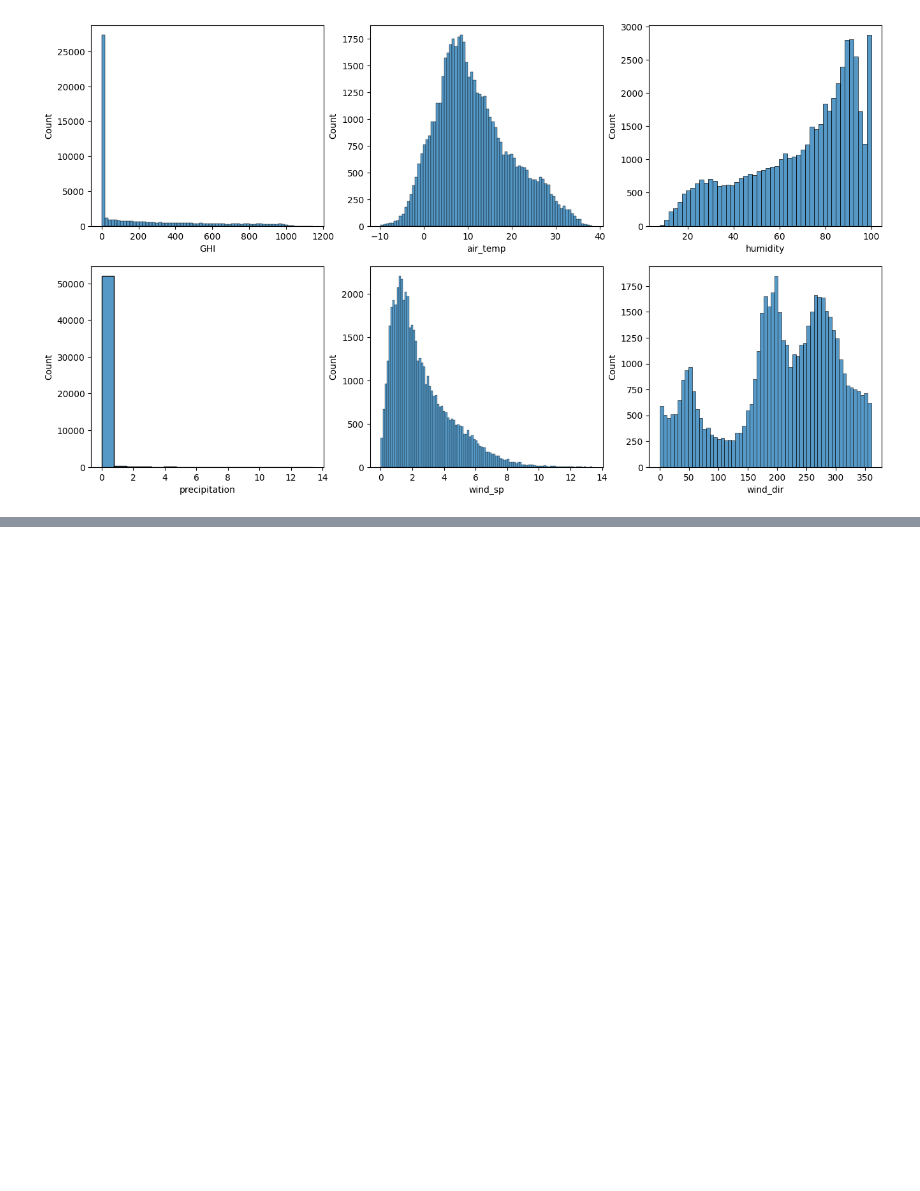
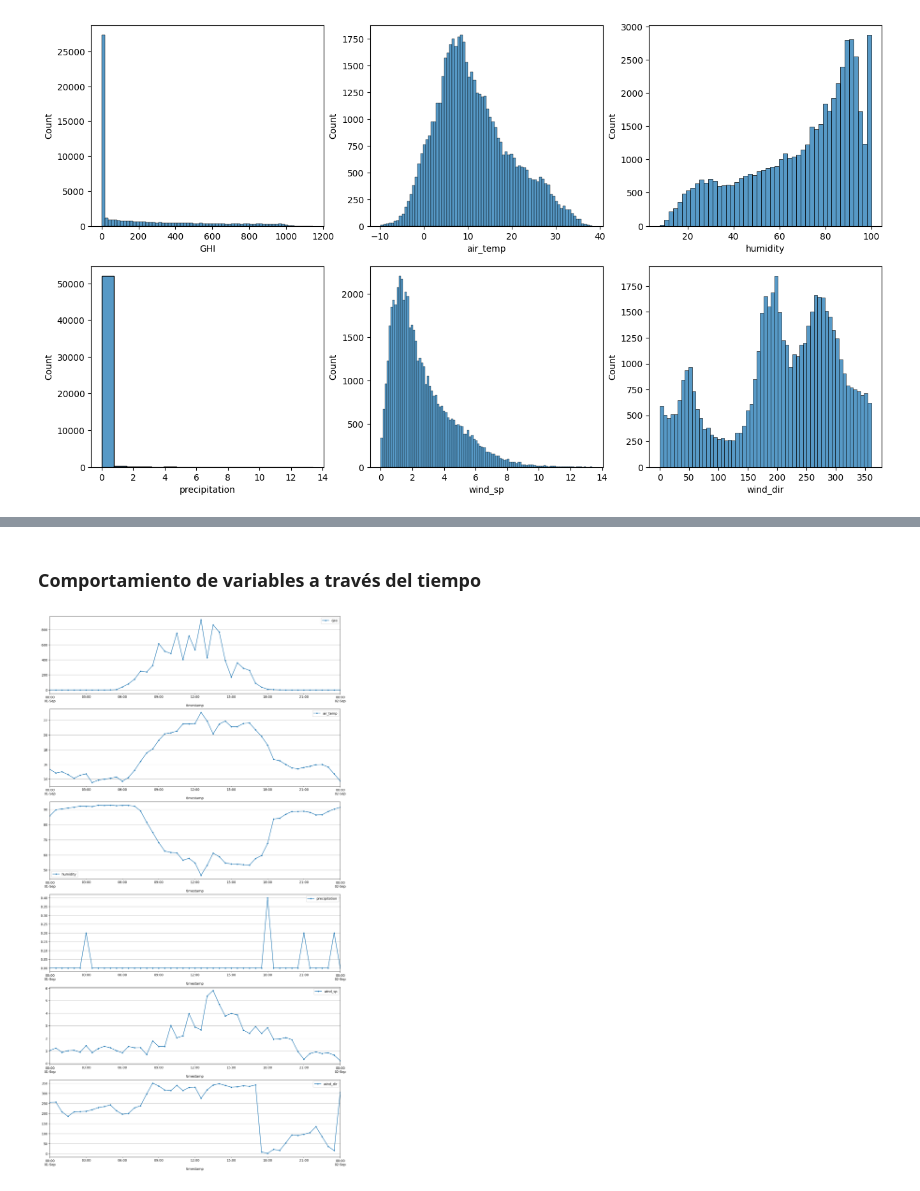
Before and after one commit to MoisesGuerreroUdeA/Seminario-Analitica-CDatos, a Jupyter notebook: jupyter/ME04/ME04.ipynb, the cells around one changed output, grey strips where cells are left out. Saved outputs shown, nothing was run; the diff lists cells and outputs as text; code cells hidden in the pictures; blank space fills up the shorter version.

```diff
--- a/jupyter/ME04/ME04.ipynb
+++ b/jupyter/ME04/ME04.ipynb
@@ -448,0 +477,10 @@ for index, var in enumerate(numVars):
+# %% [markdown]
+### Comportamiento de variables a través del tiempo
+# %%
+# Comportamiento de variables a través del tiempo para un espacio de 1 día entre 2003-09-01 y 2003-09-02
+# para la estación AV01
+fig, axes = plt.subplots(len(numVars), 1, figsize=(16,30))
+for index, var in enumerate(numVars):
+    df_test[df_test.timestamp.between('2003-09-01', '2003-09-02 ')].plot(x = 'timestamp', y = var, style='.-', ax=axes[index], grid=True)
+# %% [output]
+[figure, added]
```
Also changed, not shown: parts of 15 cells of this notebook.
